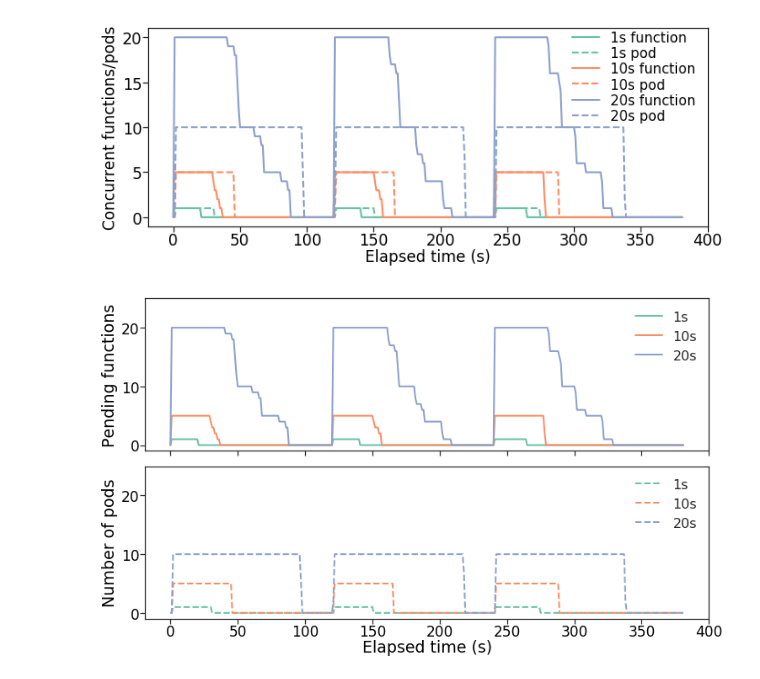
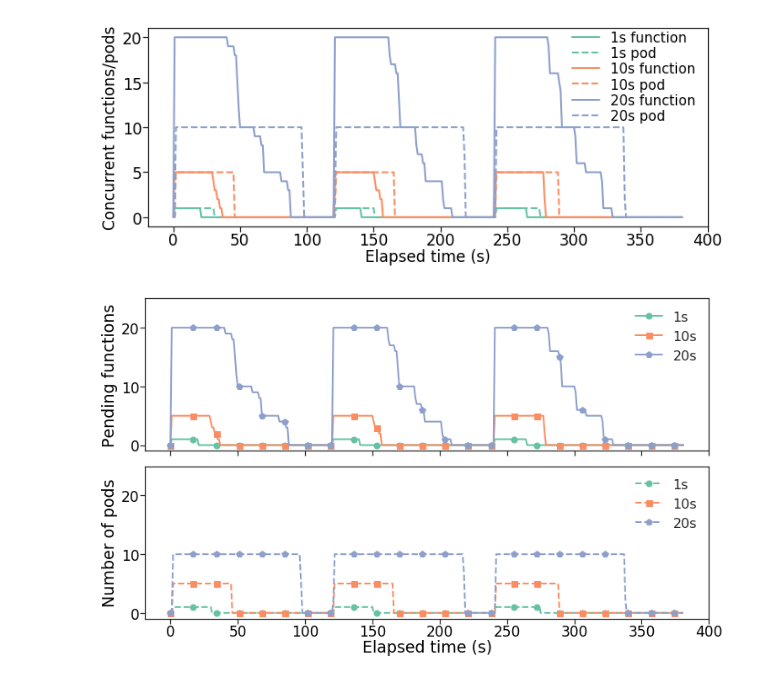
Before and after one commit to ZhuozhaoLi/sc-funcx-eval, a Jupyter notebook: HPDC-scaling/kube/Untitled.ipynb, the cells around one changed output. Drawn from its saved outputs; the diff is of its cells as text; code cells hidden in the pictures.

Commit message:
Markers.

```diff
--- a/HPDC-scaling/kube/Untitled.ipynb
+++ b/HPDC-scaling/kube/Untitled.ipynb
@@ -120,35 +120,40 @@ for i, row in pods.iterrows():
 
 fig, axes = plt.subplots(2, 1, figsize=(12,7), sharex=True)
 ax2, ax1 = axes[0], axes[1]
+
+markers = ['o', 's', 'p', '^', 'd', 'X']
+marker_sizes = [7, 7, 8, 7, 7, 7, 6]
+
 for i, type in enumerate(task_types):
     ax2.plot(list(range(end - start + 1)),
              task_dist[type],
              label='{}s'.format(type.strip('sleep-')),
              c=sns.color_palette()[i],
-             linewidth=2)
+             linewidth=2,marker=markers[i], ms=marker_sizes[i], markevery=17)
     ax1.plot(list(range(end - start + 1)),
              pod_dist[type],
              label='{}s'.format(type.strip('sleep-')),
              c=sns.color_palette()[i],
              linewidth=2,
-             linestyle='--')
+             linestyle='--',
+             marker=markers[i], ms=marker_sizes[i], markevery=17)
 ax1.legend(fancybox=True, frameon=True, fontsize=16, framealpha=0)
 ax2.legend(fancybox=True, frameon=True, fontsize=16, framealpha=0)
 plt.setp(legend.get_texts(), color='black')
 legend.get_frame().set_edgecolor('black')
 legend.get_frame().set_linewidth(1)
 ax2.set_ylim(-1, 25)
 ax1.set_ylim(-1, 25)
 ax1.tick_params(axis='y', which='minor')
 ax1.tick_params(axis='both', which='major', pad=0, labelsize=17, labelcolor='black')
 ax2.tick_params(axis='y', which='minor')
 ax2.tick_params(axis='both', which='major', pad=0, labelsize=17, labelcolor='black')
 ax2.set_ylabel('Pending functions', fontsize=19, color='black')
 ax1.set_ylabel('Number of pods', fontsize=19, color='black')
 ax1.set_xlabel('Elapsed time (s)', labelpad=0, fontsize=19, color='black')
 plt.subplots_adjust(wspace=0, hspace=0.1)
 plt.savefig('elasticity.pdf',
             bbox_inches = "tight",
             dpi=1000)
 # %% [output]
-[figure, old version]
+[figure, new version]
```
Also changed, not shown: 1 other file.
